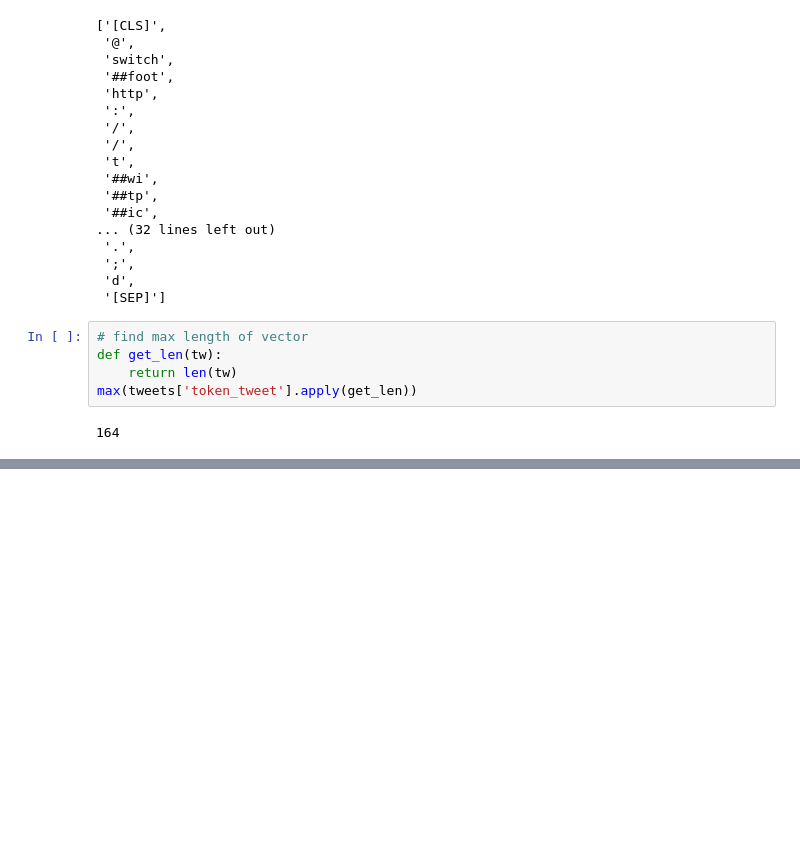
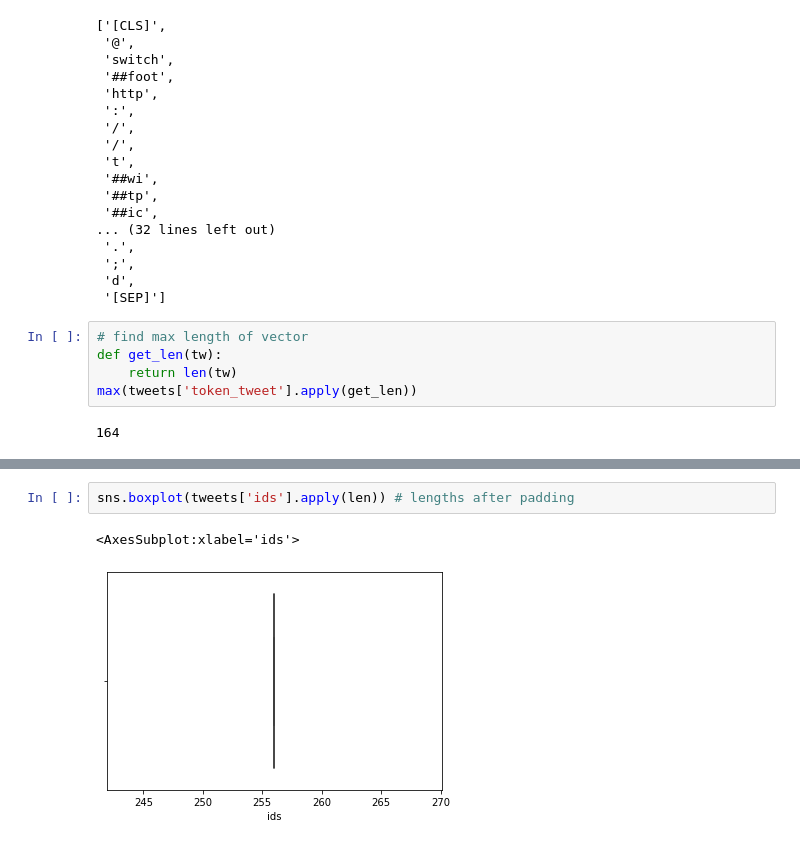
Before and after one commit to tao-pr/52-challenges, a Jupyter notebook: 029-classification-playground/BERT.ipynb, the cells around one changed output, grey strips where cells are left out. Saved outputs shown, nothing was run; the diff lists cells and outputs as text; blank space fills up the shorter version.

```diff
--- a/029-classification-playground/BERT.ipynb
+++ b/029-classification-playground/BERT.ipynb
@@ -307,0 +307,5 @@ TypeError: object of type 'numpy.int64' has no len()
+# %%
+sns.boxplot(tweets['ids'].apply(len)) # lengths after padding
+# %% [output]
+<AxesSubplot:xlabel='ids'>
+[figure, added]
```
Also changed, not shown: parts of 20 cells of this notebook, 1 other file.
